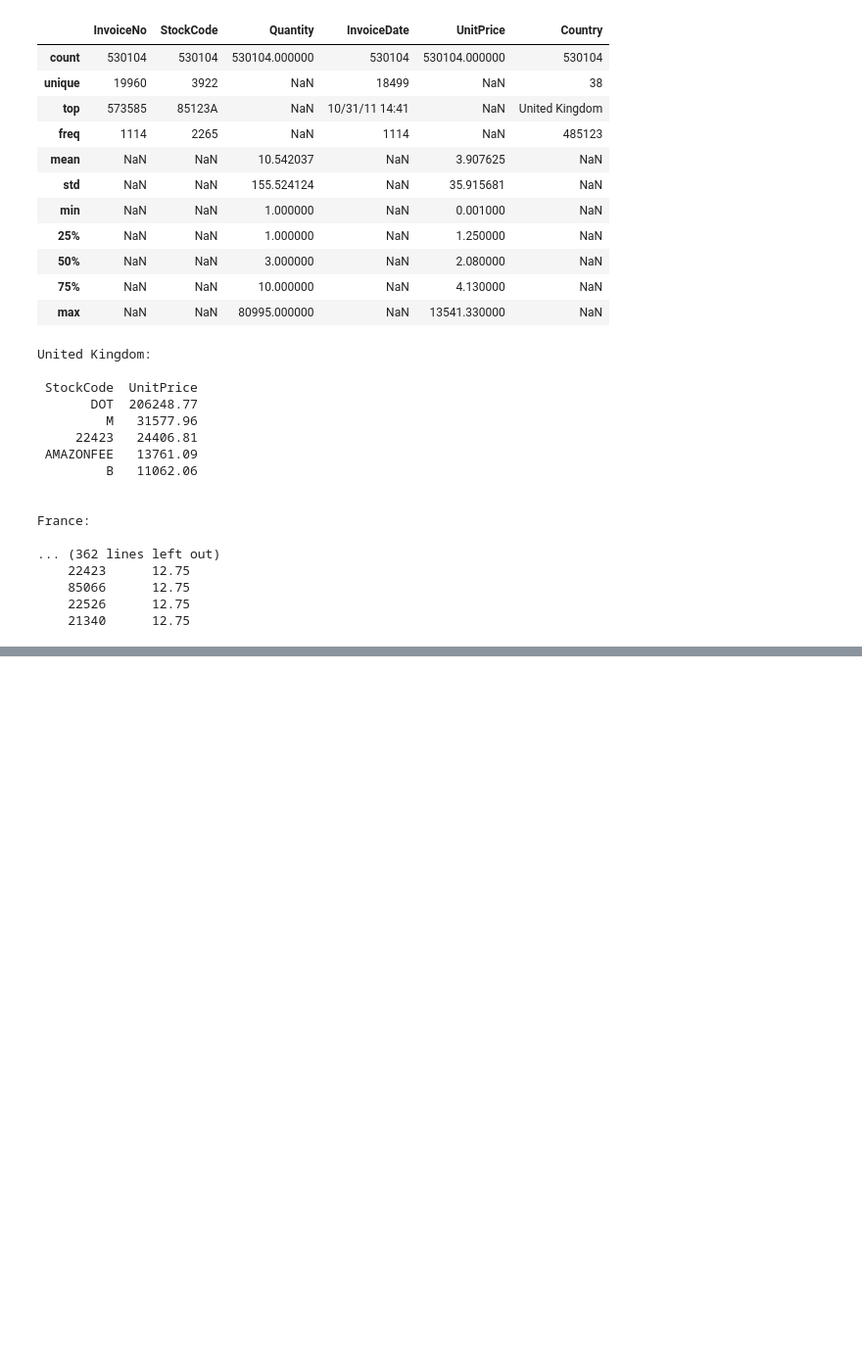
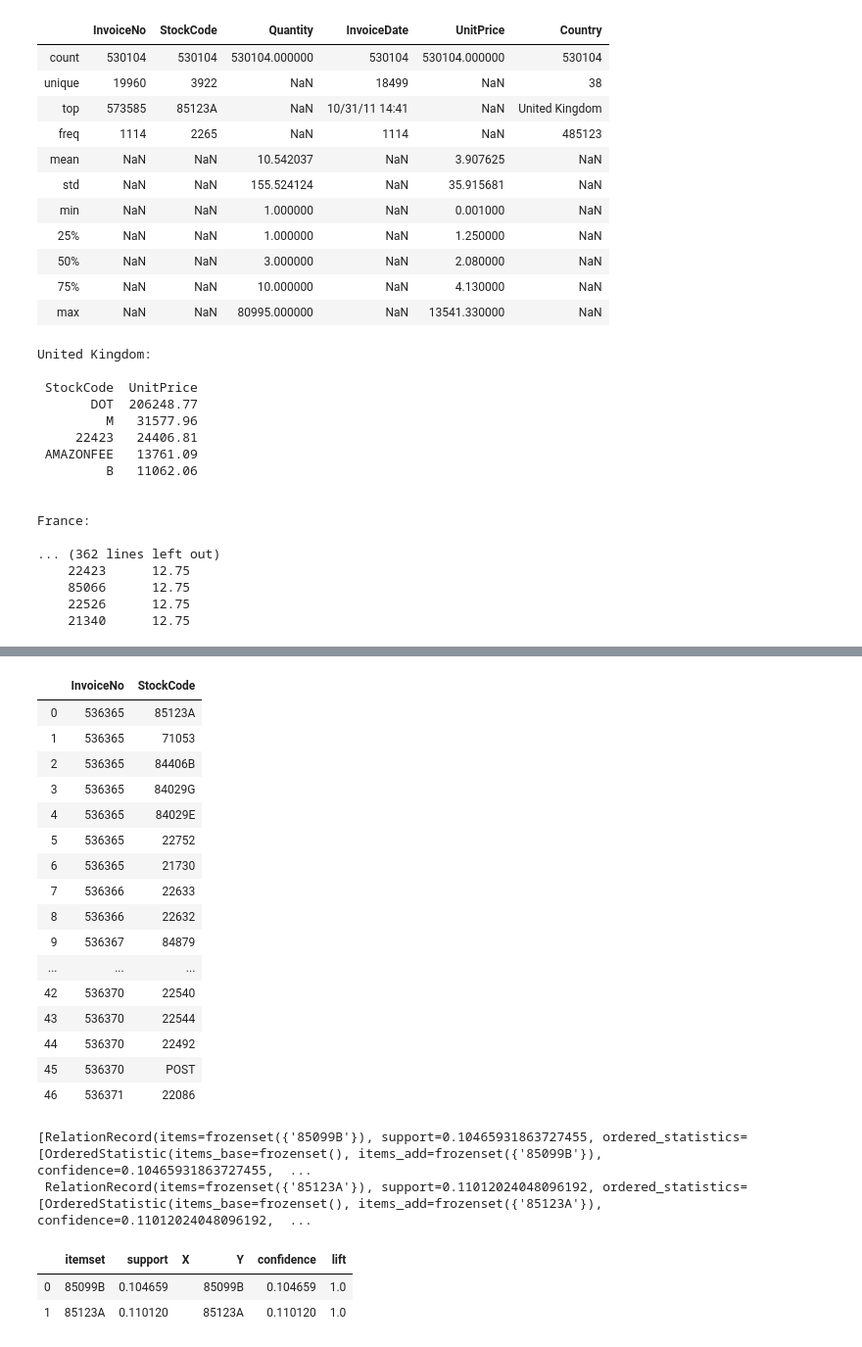
Before and after one commit to whz20024117/IE582_HW, a Jupyter notebook: HW4/Q2.ipynb, the cells around one changed output, grey strips where cells are left out. Shown at 98% size. Saved outputs shown, nothing was run; the diff lists cells and outputs as text; code cells hidden in the pictures; blank space fills up the shorter version.

```diff
--- a/HW4/Q2.ipynb
+++ b/HW4/Q2.ipynb
@@ -45,0 +72,20 @@ France:
+# %%
+data[['InvoiceNo', 'StockCode']][:47]
+# %% [output]
+|  | InvoiceNo | StockCode |
+| 0 | 536365 | 85123A |
+| 1 | 536365 | 71053 |
+| 2 | 536365 | 84406B |
+| 3 | 536365 | 84029G |
+| 4 | 536365 | 84029E |
+| 5 | 536365 | 22752 |
+| 6 | 536365 | 21730 |
+| 7 | 536366 | 22633 |
+| 8 | 536366 | 22632 |
+| 9 | 536367 | 84879 |
+| ... | ... | ... |
+| 42 | 536370 | 22540 |
+| 43 | 536370 | 22544 |
+| 44 | 536370 | 22492 |
+| 45 | 536370 | POST |
+| 46 | 536371 | 22086 |
@@ -45,0 +99,5 @@ France:
+# %%
+association_rules
+# %% [output]
+[RelationRecord(items=frozenset({'85099B'}), support=0.10465931863727455, ordered_statistics=[OrderedStatistic(items_base=frozenset(), items_add=frozenset({'85099B'}), confidence=0.10465931863727455,  ...
+ RelationRecord(items=frozenset({'85123A'}), support=0.11012024048096192, ordered_statistics=[OrderedStatistic(items_base=frozenset(), items_add=frozenset({'85123A'}), confidence=0.11012024048096192,  ...
@@ -45,0 +128,6 @@ France:
+# %%
+results
+# %% [output]
+|  | itemset | support | X | Y | confidence | lift |
+| 0 | 85099B | 0.104659 |  | 85099B | 0.104659 | 1.0 |
+| 1 | 85123A | 0.110120 |  | 85123A | 0.110120 | 1.0 |
```
Also changed, not shown: parts of 9 cells of this notebook, 2 other files.
